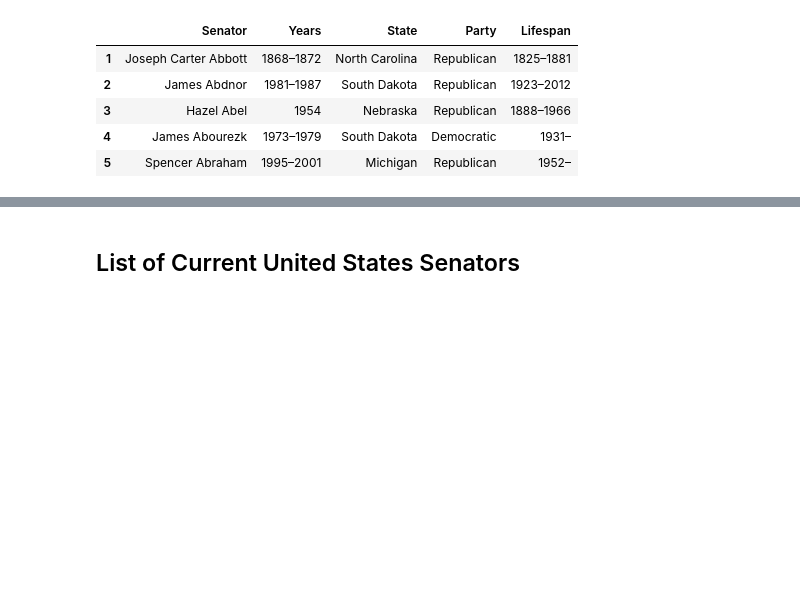
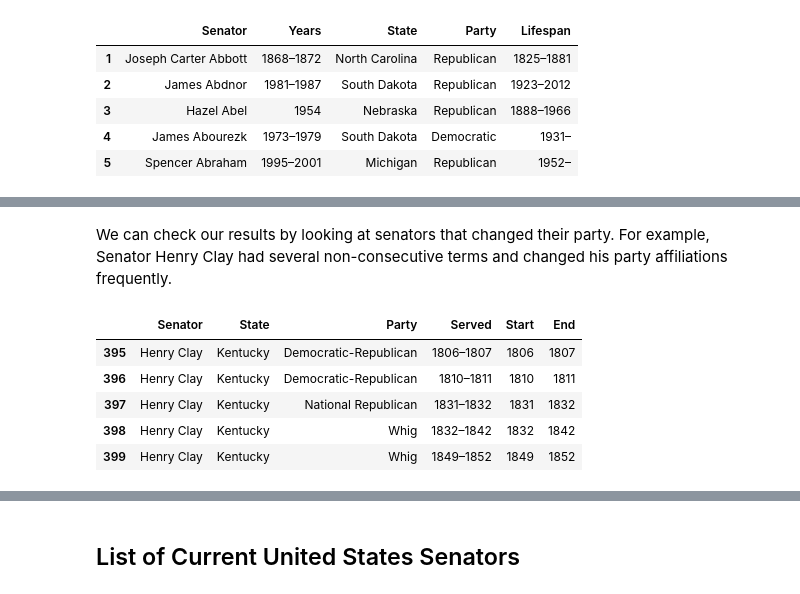
Before and after one commit to MichaelHotaling/Posts, a Jupyter notebook: Senator Ages.ipynb, the cells around one changed output, grey strips where cells are left out. Saved outputs shown, nothing was run; the diff lists cells and outputs as text; code cells hidden in the pictures; blank space fills up the shorter version.

```diff
--- a/Senator Ages.ipynb
+++ b/Senator Ages.ipynb
@@ -168,0 +91,11 @@ df2.sort_values('Start')
+# %% [markdown]
+We can check our results by looking at senators that changed their party. For example, Senator Henry Clay had several non-consecutive terms and changed his party affiliations frequently.
+# %%
+df2[df2['Senator'] == 'Henry Clay'][['Senator','State','Party','Served','Start','End']]
+# %% [output]
+|  | Senator | State | Party | Served | Start | End |
+| 395 | Henry Clay | Kentucky | Democratic-Republican | 1806–1807 | 1806 | 1807 |
+| 396 | Henry Clay | Kentucky | Democratic-Republican | 1810–1811 | 1810 | 1811 |
+| 397 | Henry Clay | Kentucky | National Republican | 1831–1832 | 1831 | 1832 |
+| 398 | Henry Clay | Kentucky | Whig | 1832–1842 | 1832 | 1842 |
+| 399 | Henry Clay | Kentucky | Whig | 1849–1852 | 1849 | 1852 |
```
Also changed, not shown: parts of 35 cells of this notebook.
